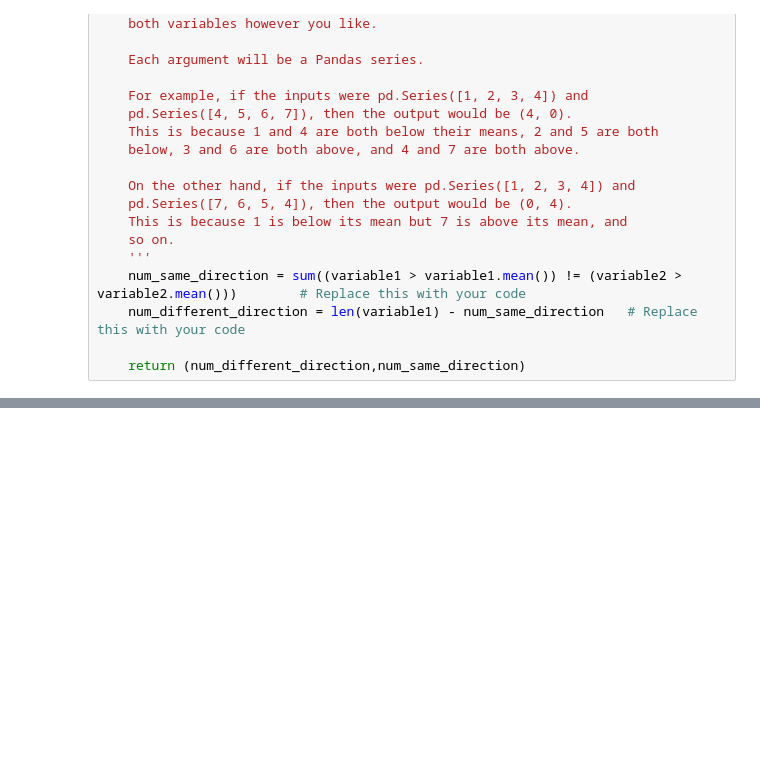
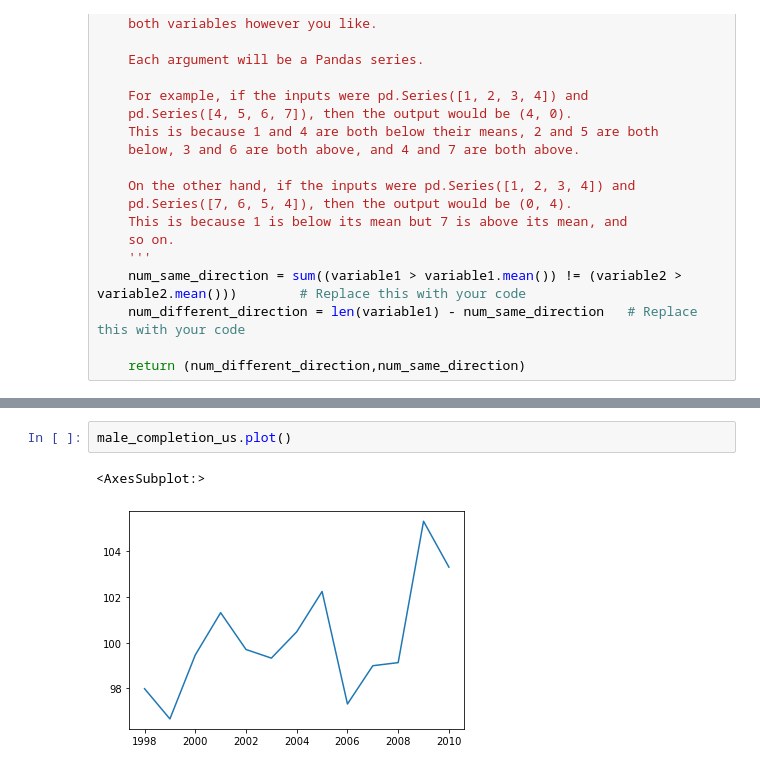
Before and after one commit to bhupendpatil/Practice, a Jupyter notebook: Data Analysis/NumPyandPandasfor1DData/Lesson2.ipynb, the cells around one changed output, grey strips where cells are left out. Drawn from its saved outputs; the diff is of its cells as text; blank space fills up the shorter version.

```diff
--- a/Data Analysis/NumPyandPandasfor1DData/Lesson2.ipynb
+++ b/Data Analysis/NumPyandPandasfor1DData/Lesson2.ipynb
@@ -346,0 +532,5 @@ def variable_correlation(variable1, variable2):
+# %%
+male_completion_us.plot()
+# %% [output]
+<AxesSubplot:>
+[figure, added]
```
Also changed, not shown: parts of 12 cells of this notebook.
